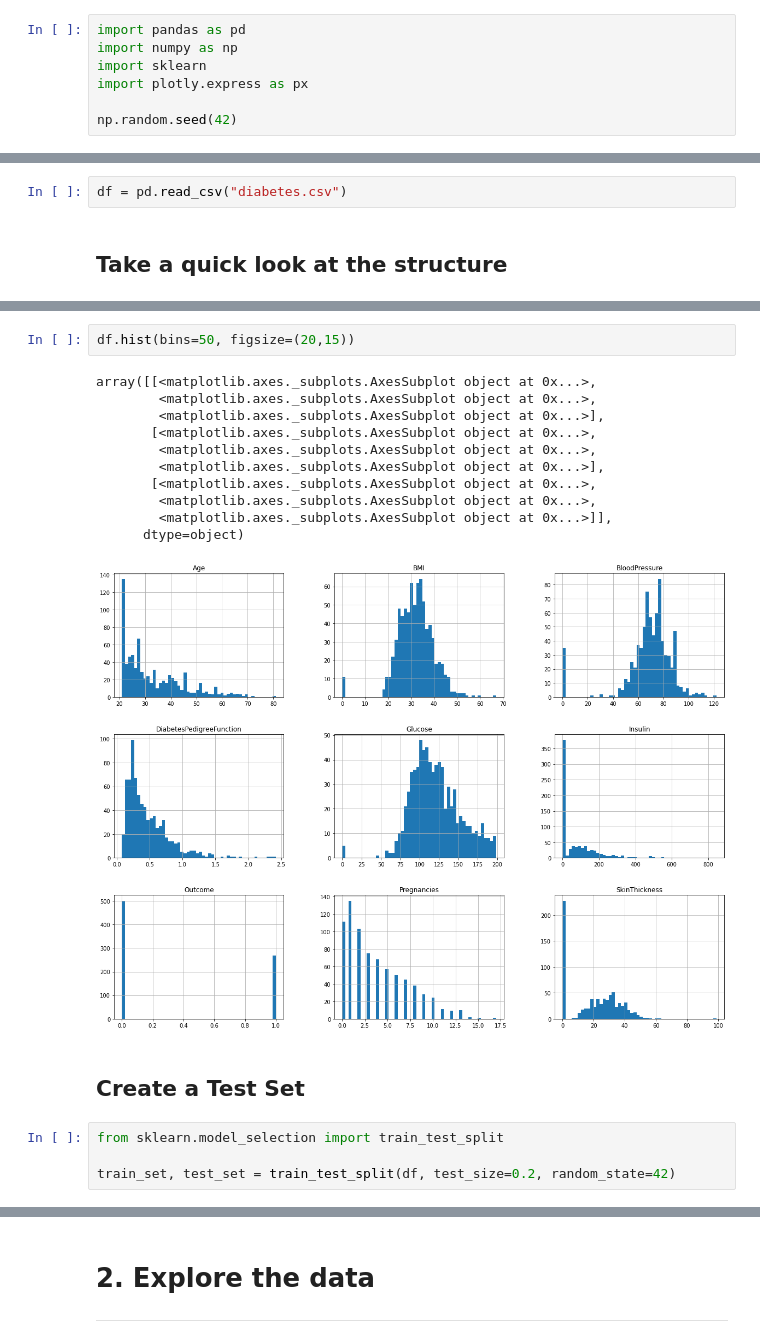
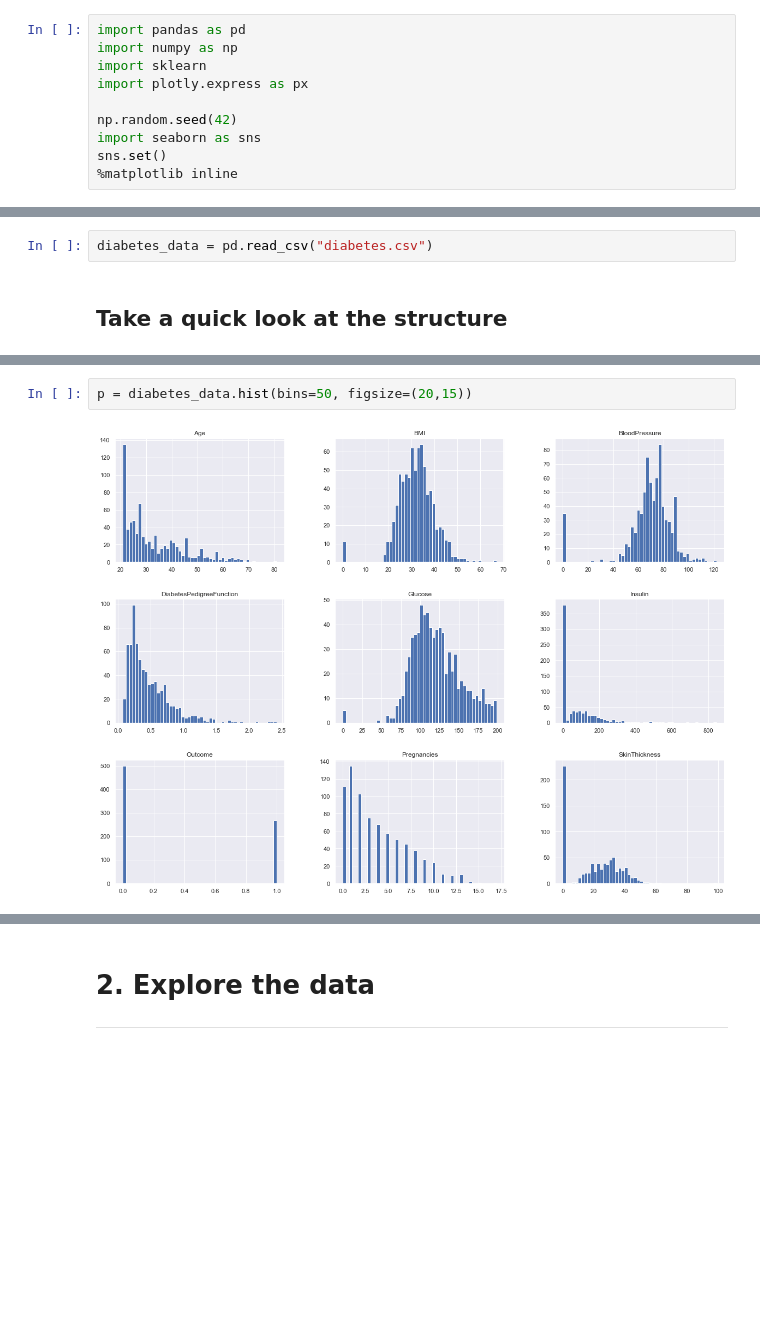
Before and after one commit to axelearning/CS_portfolio, a Jupyter notebook: machine_learning/diabetes_classification/main.ipynb, the cells around one changed output, grey strips where cells are left out. Saved outputs shown, nothing was run; the diff lists cells and outputs as text; blank space fills up the shorter version.

```diff
--- a/machine_learning/diabetes_classification/main.ipynb
+++ b/machine_learning/diabetes_classification/main.ipynb
@@ -5,11 +5,14 @@ import sklearn
 import plotly.express as px
 
 np.random.seed(42)
+import seaborn as sns
+sns.set()
+%matplotlib inline
 # %% [markdown]
 # 1. Get the Data
 ___
 # %%
-df = pd.read_csv("diabetes.csv")
+diabetes_data = pd.read_csv("diabetes.csv")
 # %% [markdown]
 ## Take a quick look at the structure
 # %%
@@ -55,20 +59,4 @@ df.describe()
 # %%
-df.hist(bins=50, figsize=(20,15))
+p = diabetes_data.hist(bins=50, figsize=(20,15))
 # %% [output]
-array([[<matplotlib.axes._subplots.AxesSubplot object at 0x...>,
-        <matplotlib.axes._subplots.AxesSubplot object at 0x...>,
-        <matplotlib.axes._subplots.AxesSubplot object at 0x...>],
-       [<matplotlib.axes._subplots.AxesSubplot object at 0x...>,
-        <matplotlib.axes._subplots.AxesSubplot object at 0x...>,
-        <matplotlib.axes._subplots.AxesSubplot object at 0x...>],
-       [<matplotlib.axes._subplots.AxesSubplot object at 0x...>,
-        <matplotlib.axes._subplots.AxesSubplot object at 0x...>,
-        <matplotlib.axes._subplots.AxesSubplot object at 0x...>]],
-      dtype=object)
-[figure, old version]
+[figure, new version]
-# %% [markdown]
-## Create a Test Set
-# %%
-from sklearn.model_selection import train_test_split
-
-train_set, test_set = train_test_split(df, test_size=0.2, random_state=42)
```
Also changed, not shown: parts of 92 cells of this notebook.
